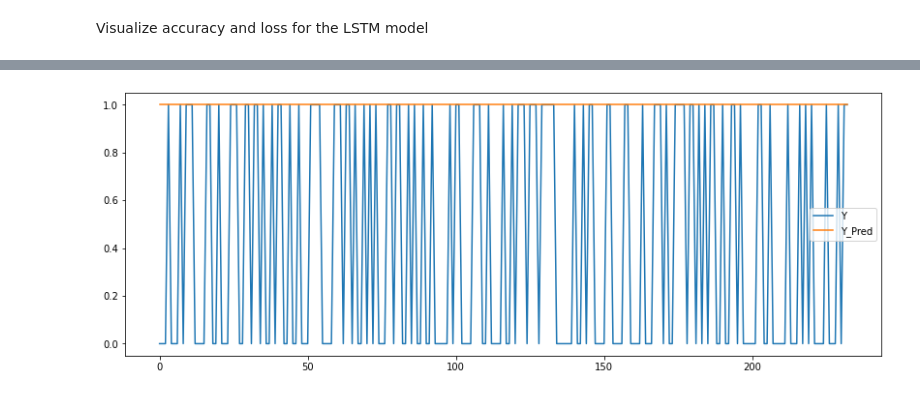
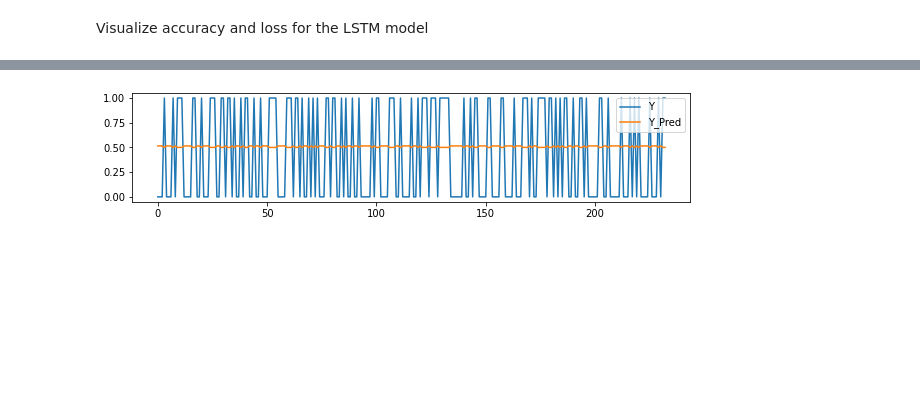
Before and after one commit to aanchal0431/chatbot, a Jupyter notebook: SEP_728_Chatbot_Questiontype_classification.ipynb, the cells around one changed output, grey strips where cells are left out. Drawn from its saved outputs; the diff is of its cells as text; code cells hidden in the pictures; blank space fills up the shorter version.

```diff
--- a/SEP_728_Chatbot_Questiontype_classification.ipynb
+++ b/SEP_728_Chatbot_Questiontype_classification.ipynb
@@ -414,8 +410,8 @@ model = tf.keras.Sequential([
     tf.keras.layers.Embedding(vocab_size, 32, input_length=max_len),
     tf.keras.layers.Bidirectional(tf.keras.layers.LSTM(64, return_sequences=True)),
     tf.keras.layers.Bidirectional(tf.keras.layers.LSTM(32)),
-    tf.keras.layers.Dense(72, activation='relu'),
-    tf.keras.layers.Dense(1, activation='softmax')
+    tf.keras.layers.Dense(24, activation='relu'),
+    tf.keras.layers.Dense(1, activation='sigmoid')
 ])
 
 # binary_cross entropy as loss for textual data
@@ -470,8 +467,8 @@ y_pred=model.predict(y_test_yn)
 # %%
-plt.figure(figsize=(14,5))
+plt.figure(figsize=(10,2))
 plt.plot(y_test_yn, label = 'Y')
 plt.plot(y_pred, label = 'Y_Pred')
 plt.legend()
 plt.show()
 # %% [output]
-[figure, old version]
+[figure, new version]
```
Also changed, not shown: parts of 5 cells of this notebook.
